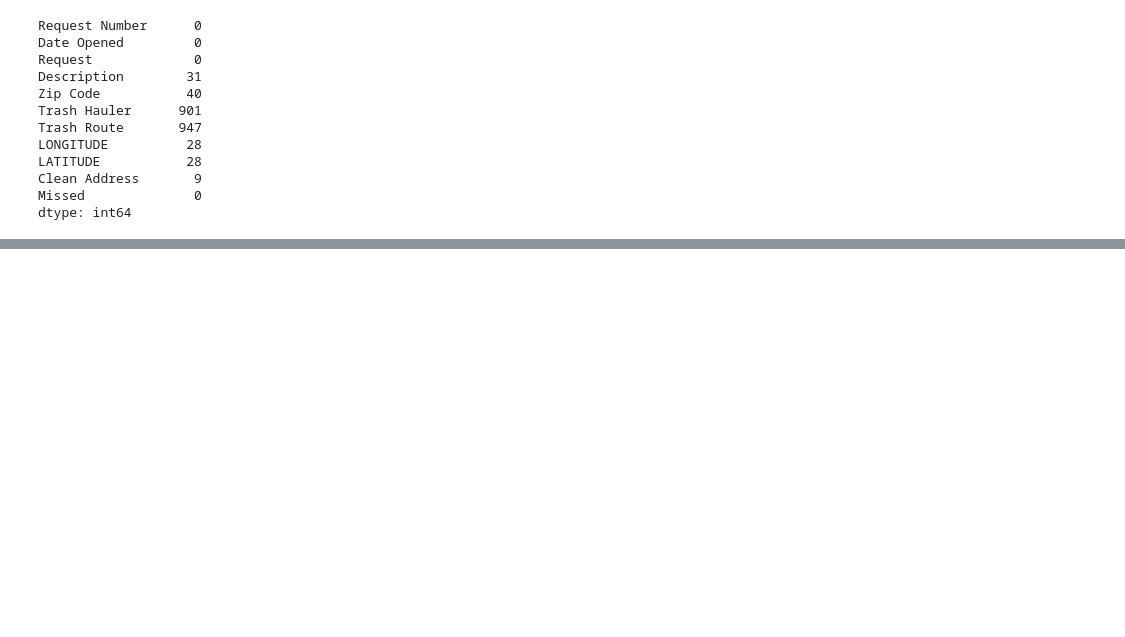
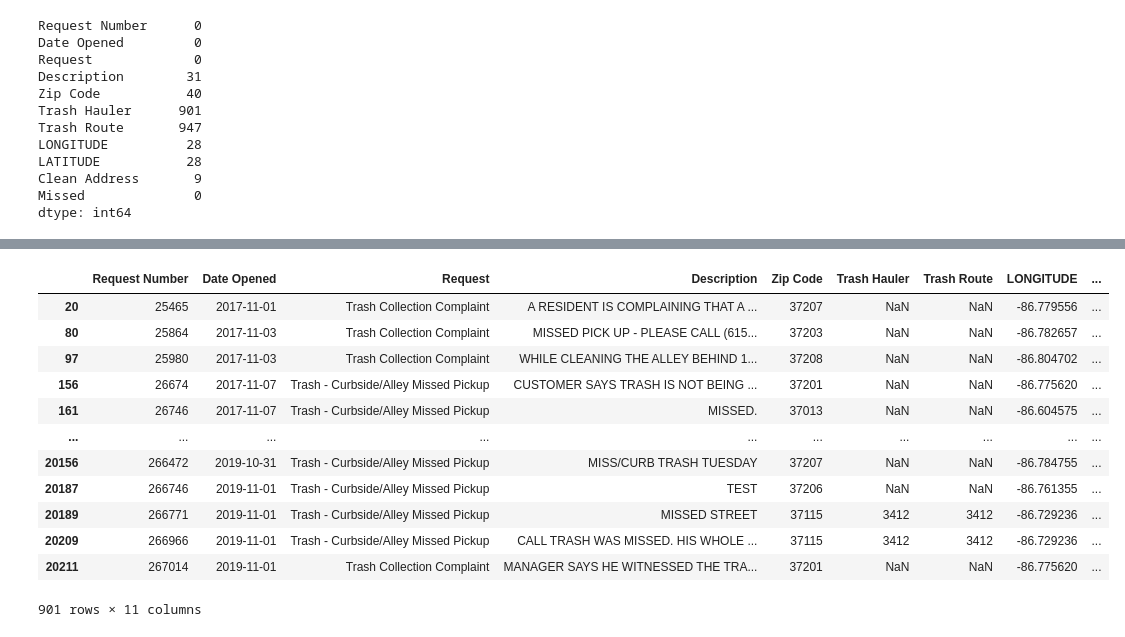
Before and after one commit to NSS-Full-Time-Data-Analytics-12/trash-haulers-wushock, a Jupyter notebook: trash_haulers_eda.ipynb, the cells around one changed output, grey strips where cells are left out. Saved outputs shown, nothing was run; the diff lists cells and outputs as text; code cells hidden in the pictures; blank space fills up the shorter version.

```diff
--- a/trash_haulers_eda.ipynb
+++ b/trash_haulers_eda.ipynb
@@ -548,12 +566,0 @@ cleantrash.head()
-# %%
-# THIS IS BROKEN & UNFINISHED
-
-for index, fields in cleantrash.iterrows():
-    try:
-        if len(fields['Zip Code']) < 5:
-            addy = cleantrash.loc[index, 'Clean Address']
-            matchers = cleantrash.loc[cleantrash['Clean Address'] == addy]
-            if len(matchers['Zip Code'].max()) == 5:
-                cleantrash[index, 'Zip Code'] = matchers['Zip Code'].max()
-    except (AttributeError, TypeError):
-        continue
@@ -563,0 +629,8 @@ cleantrash.loc[cleantrash['Zip Code'] == r'\d{5}']
+# %%
+route_hauler_dict = cleantrash.set_index('Trash Route')['Trash Hauler'].to_dict()
+unwanted = set(route_hauler_dict) - unknown_routes
+for unwanted_key in unwanted: del route_hauler_dict[unwanted_key]
+route_hauler_dict['RED RIVER'] = 'RED RIVER'
+route_hauler_dict['WASTE IND'] = 'WASTE IND'
+route_hauler_dict['METRO'] = 'METRO'
+route_hauler_dict
@@ -563,0 +655,17 @@ cleantrash.loc[cleantrash['Zip Code'] == r'\d{5}']
+# %%
+cleantrash['Trash Hauler'] = cleantrash['Trash Hauler'].fillna(cleantrash['Trash Route'])
+cleantrash[(cleantrash['Trash Hauler'] != 'RED RIVER') & (cleantrash['Trash Hauler'] != 'WASTE IND') & (cleantrash['Trash Hauler'] != 'METRO')]
+# %% [output]
+|  | Request Number | Date Opened | Request | Description | Zip Code | Trash Hauler | Trash Route | LONGITUDE | ... |
+| 20 | 25465 | 2017-11-01 | Trash Collection Complaint | A RESIDENT IS COMPLAINING THAT A ... | 37207 | NaN | NaN | -86.779556 | ... |
+| 80 | 25864 | 2017-11-03 | Trash Collection Complaint | MISSED PICK UP - PLEASE CALL (615... | 37203 | NaN | NaN | -86.782657 | ... |
+| 97 | 25980 | 2017-11-03 | Trash Collection Complaint | WHILE CLEANING THE ALLEY BEHIND 1... | 37208 | NaN | NaN | -86.804702 | ... |
+| 156 | 26674 | 2017-11-07 | Trash - Curbside/Alley Missed Pickup | CUSTOMER SAYS TRASH IS NOT BEING ... | 37201 | NaN | NaN | -86.775620 | ... |
+| 161 | 26746 | 2017-11-07 | Trash - Curbside/Alley Missed Pickup | MISSED. | 37013 | NaN | NaN | -86.604575 | ... |
+| ... | ... | ... | ... | ... | ... | ... | ... | ... | ... |
+| 20156 | 266472 | 2019-10-31 | Trash - Curbside/Alley Missed Pickup | MISS/CURB TRASH TUESDAY | 37207 | NaN | NaN | -86.784755 | ... |
+| 20187 | 266746 | 2019-11-01 | Trash - Curbside/Alley Missed Pickup | TEST | 37206 | NaN | NaN | -86.761355 | ... |
+| 20189 | 266771 | 2019-11-01 | Trash - Curbside/Alley Missed Pickup | MISSED STREET | 37115 | 3412 | 3412 | -86.729236 | ... |
+| 20209 | 266966 | 2019-11-01 | Trash - Curbside/Alley Missed Pickup | CALL TRASH WAS MISSED. HIS WHOLE ... | 37115 | 3412 | 3412 | -86.729236 | ... |
+| 20211 | 267014 | 2019-11-01 | Trash Collection Complaint | MANAGER SAYS HE WITNESSED THE TRA... | 37201 | NaN | NaN | -86.775620 | ... |
+901 rows × 11 columns
```
Also changed, not shown: parts of 23 cells of this notebook, 2 other files.
